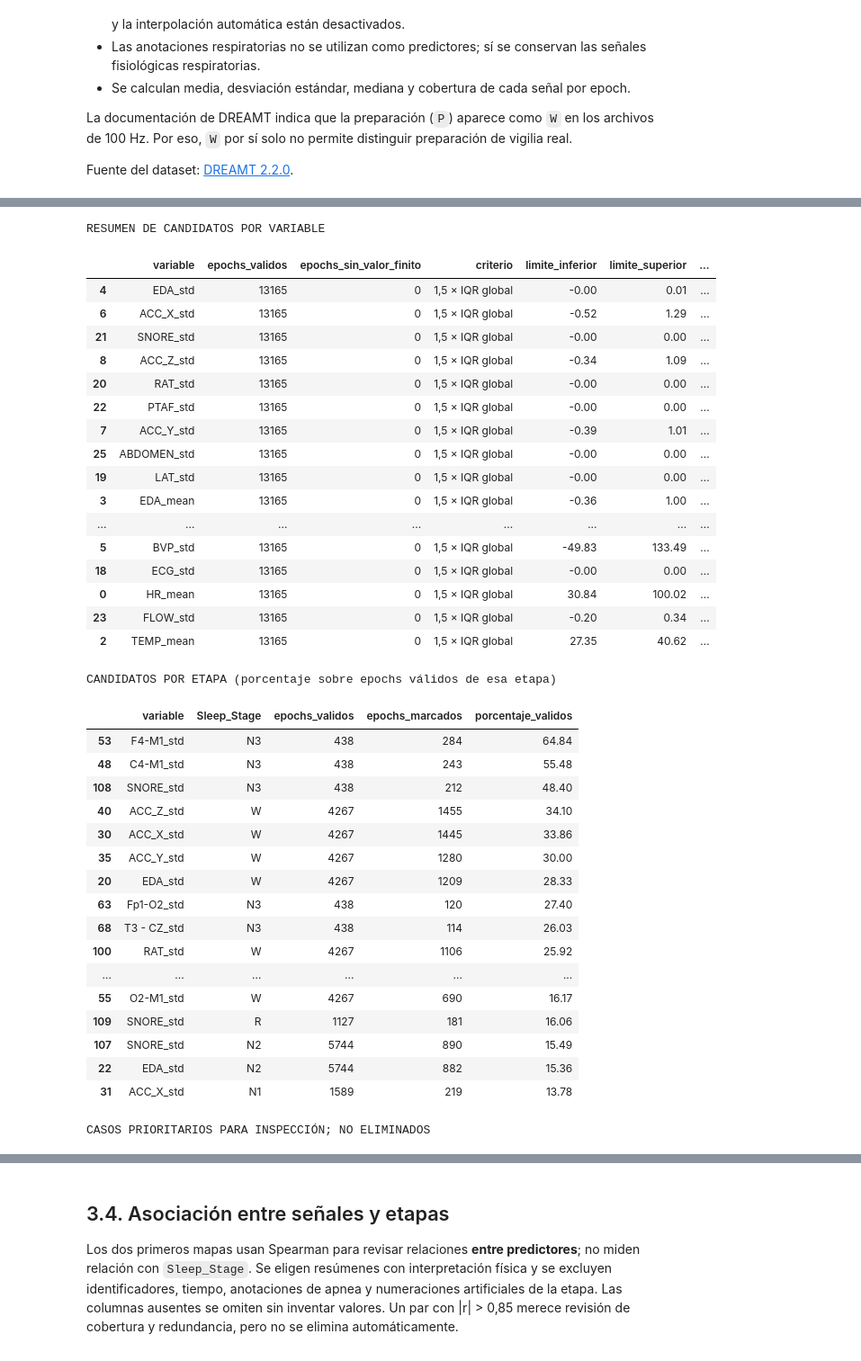
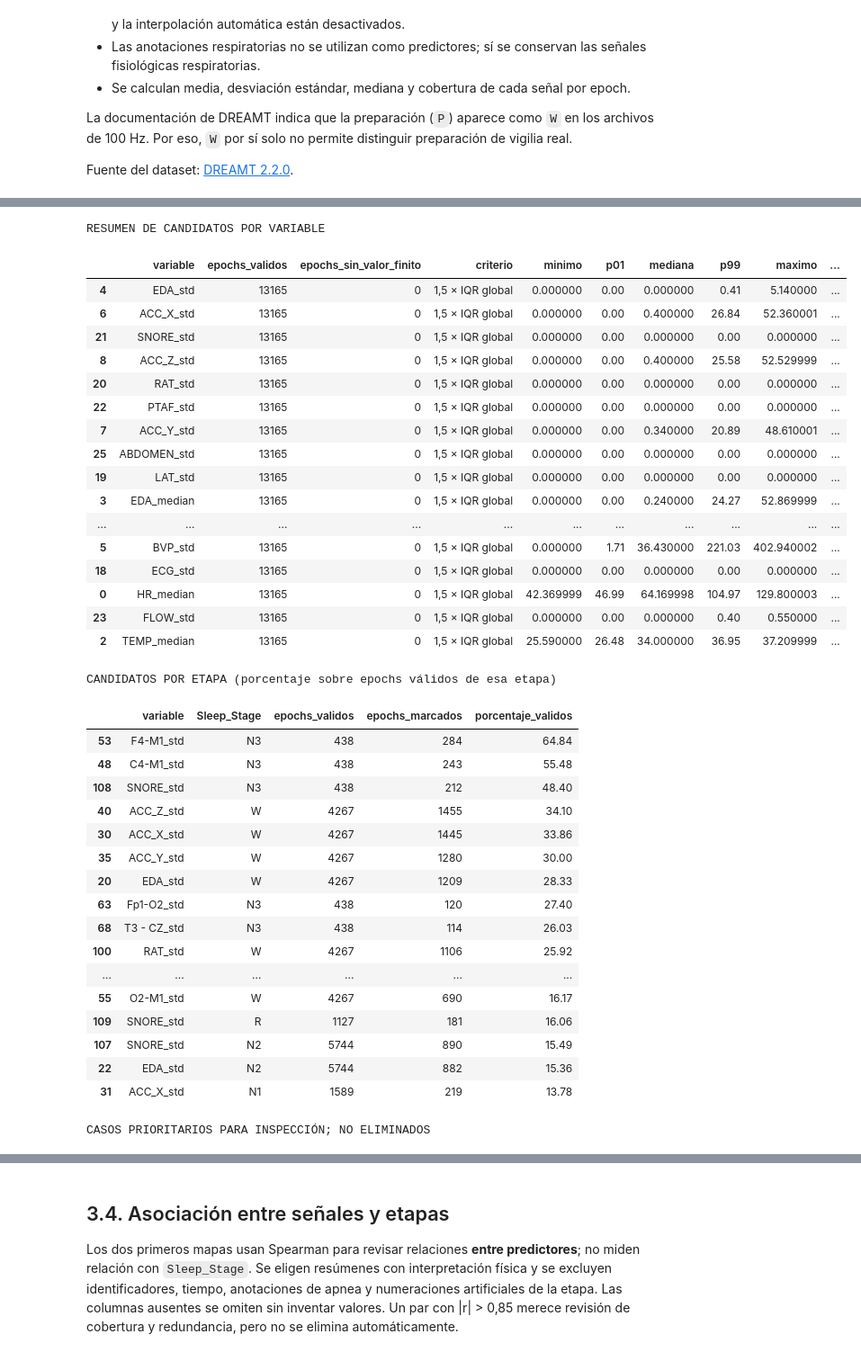
Before and after one commit to Taritto/TPI_CDD_G7, a Jupyter notebook: temporal_version_tp_cdd.ipynb, the cells around one changed output, grey strips where cells are left out. Shown at 90% size. Drawn from its saved outputs; the diff is of its cells as text; code cells hidden in the pictures.

```diff
--- a/temporal_version_tp_cdd.ipynb
+++ b/temporal_version_tp_cdd.ipynb
@@ -2850,7 +3200,7 @@ plt.tight_layout()
 plt.show()
 
 caracteristicas_propuestas = [
-    "HR_mean", "TEMP_mean", "EDA_mean", "BVP_std", "SAO2_mean"
+    "HR_median", "TEMP_median", "EDA_median", "BVP_std"
 ]
 caracteristicas = [
     col for col in caracteristicas_propuestas if col in df_epochs_all.columns
@@ -2902,7 +3252,8 @@ for fila, caracteristica in enumerate(caracteristicas):
         x="Sleep_Stage",
         y=caracteristica,
         order=orden_etapas,
-        showfliers=False,
+        showfliers=True,
+        flierprops={"marker": ".", "markersize": 2, "alpha": 0.35},
         ax=ax,
     )
     ax.set_title(f"{caracteristica} por etapa de sueño")
@@ -2915,8 +3266,8 @@ plt.show()
 print(
     "Cada observación es un epoch. Las cajas resumen datos agrupados "
     "de todos los pacientes; no representan al paciente típico. "
-    "Los valores atípicos no se dibujan como puntos, pero no se "
-    "eliminaron del dataset. Revisar patrones dudosos por paciente."
+    "Los puntos fuera de los bigotes son candidatos estadísticos; "
+    "no se eliminaron del dataset. Revisar patrones dudosos por paciente."
 )
 # %% [output]
 COBERTURA GLOBAL POR ETAPA
@@ -2956,7 +3306,7 @@ Se marcan valores alejados del rango intercuartílico global (1,5 × IQR) en car
 # %%
 # 3.3.1. Candidatos atípicos: marcas descriptivas, sin cambiar el dataset
 variables_revision = [
-    "HR_mean", "HR_std", "TEMP_mean", "EDA_mean", "EDA_std",
+    "HR_median", "HR_std", "TEMP_median", "EDA_median", "EDA_std",
     "BVP_std", "ACC_X_std", "ACC_Y_std", "ACC_Z_std",
 ] + [f"{senal}_std" for senal in psg_cols]
 variables_revision = list(dict.fromkeys(
@@ -2997,6 +3347,11 @@ for variable in variables_revision:
     )
     fila.update({
         "criterio": "1,5 × IQR global",
+        "minimo": valores.loc[validos].min(),
+        "p01": valores.loc[validos].quantile(0.01),
+        "mediana": valores.loc[validos].median(),
+        "p99": valores.loc[validos].quantile(0.99),
+        "maximo": valores.loc[validos].max(),
         "limite_inferior": limite_inferior,
         "limite_superior": limite_superior,
         "epochs_marcados": int(marcados.sum()),
@@ -3039,50 +3394,50 @@ for variable in variables_revision:
     epochs = base_revision["epoch"]
     grupos = base_revision["patient_id"]
     anterior = valores.groupby(grupos).shift(1).where(
         epochs.sub(epochs.groupby(grupos).shift(1)).eq(1)
     )
     siguiente = valores.groupby(grupos).shift(-1).where(
         epochs.groupby(grupos).shift(-1).sub(epochs).eq(1)
     )
     casos["valor_epoch_anterior"] = anterior.loc[marcados]
     casos["valor_epoch_siguiente"] = siguiente.loc[marcados]
     casos_atipicos.append(casos)
 
 resumen_atipicos = pd.DataFrame(resumen_atipicos)
 resumen_atipicos_etapa = pd.DataFrame(resumen_atipicos_etapa)
 candidatos_atipicos = (
     pd.concat(casos_atipicos, ignore_index=True)
     if casos_atipicos else pd.DataFrame()
 )
 print("RESUMEN DE CANDIDATOS POR VARIABLE")
 display(resumen_atipicos.sort_values("epochs_marcados", ascending=False).round(2))
 print("CANDIDATOS POR ETAPA (porcentaje sobre epochs válidos de esa etapa)")
 display(resumen_atipicos_etapa.loc[
     resumen_atipicos_etapa["epochs_marcados"].gt(0)
 ].sort_values("porcentaje_validos", ascending=False).head(30).round(2))
 print("CASOS PRIORITARIOS PARA INSPECCIÓN; NO ELIMINADOS")
 display(candidatos_atipicos.sort_values(
     "distancia_iqr", ascending=False
 ).head(20).round(3) if not candidatos_atipicos.empty else "Sin candidatos")
 # %% [output]
 RESUMEN DE CANDIDATOS POR VARIABLE
-|  | variable | epochs_validos | epochs_sin_valor_finito | criterio | limite_inferior | limite_superior | ... |
-| 4 | EDA_std | 13165 | 0 | 1,5 × IQR global | -0.00 | 0.01 | ... |
-| 6 | ACC_X_std | 13165 | 0 | 1,5 × IQR global | -0.52 | 1.29 | ... |
-| 21 | SNORE_std | 13165 | 0 | 1,5 × IQR global | -0.00 | 0.00 | ... |
-| 8 | ACC_Z_std | 13165 | 0 | 1,5 × IQR global | -0.34 | 1.09 | ... |
-| 20 | RAT_std | 13165 | 0 | 1,5 × IQR global | -0.00 | 0.00 | ... |
-| 22 | PTAF_std | 13165 | 0 | 1,5 × IQR global | -0.00 | 0.00 | ... |
-| 7 | ACC_Y_std | 13165 | 0 | 1,5 × IQR global | -0.39 | 1.01 | ... |
-| 25 | ABDOMEN_std | 13165 | 0 | 1,5 × IQR global | -0.00 | 0.00 | ... |
-| 19 | LAT_std | 13165 | 0 | 1,5 × IQR global | -0.00 | 0.00 | ... |
-| 3 | EDA_mean | 13165 | 0 | 1,5 × IQR global | -0.36 | 1.00 | ... |
-| ... | ... | ... | ... | ... | ... | ... | ... |
-| 5 | BVP_std | 13165 | 0 | 1,5 × IQR global | -49.83 | 133.49 | ... |
-| 18 | ECG_std | 13165 | 0 | 1,5 × IQR global | -0.00 | 0.00 | ... |
-| 0 | HR_mean | 13165 | 0 | 1,5 × IQR global | 30.84 | 100.02 | ... |
-| 23 | FLOW_std | 13165 | 0 | 1,5 × IQR global | -0.20 | 0.34 | ... |
-| 2 | TEMP_mean | 13165 | 0 | 1,5 × IQR global | 27.35 | 40.62 | ... |
+|  | variable | epochs_validos | epochs_sin_valor_finito | criterio | minimo | p01 | mediana | p99 | maximo | ... |
+| 4 | EDA_std | 13165 | 0 | 1,5 × IQR global | 0.000000 | 0.00 | 0.000000 | 0.41 | 5.140000 | ... |
+| 6 | ACC_X_std | 13165 | 0 | 1,5 × IQR global | 0.000000 | 0.00 | 0.400000 | 26.84 | 52.360001 | ... |
+| 21 | SNORE_std | 13165 | 0 | 1,5 × IQR global | 0.000000 | 0.00 | 0.000000 | 0.00 | 0.000000 | ... |
+| 8 | ACC_Z_std | 13165 | 0 | 1,5 × IQR global | 0.000000 | 0.00 | 0.400000 | 25.58 | 52.529999 | ... |
+| 20 | RAT_std | 13165 | 0 | 1,5 × IQR global | 0.000000 | 0.00 | 0.000000 | 0.00 | 0.000000 | ... |
+| 22 | PTAF_std | 13165 | 0 | 1,5 × IQR global | 0.000000 | 0.00 | 0.000000 | 0.00 | 0.000000 | ... |
+| 7 | ACC_Y_std | 13165 | 0 | 1,5 × IQR global | 0.000000 | 0.00 | 0.340000 | 20.89 | 48.610001 | ... |
+| 25 | ABDOMEN_std | 13165 | 0 | 1,5 × IQR global | 0.000000 | 0.00 | 0.000000 | 0.00 | 0.000000 | ... |
+| 19 | LAT_std | 13165 | 0 | 1,5 × IQR global | 0.000000 | 0.00 | 0.000000 | 0.00 | 0.000000 | ... |
+| 3 | EDA_median | 13165 | 0 | 1,5 × IQR global | 0.000000 | 0.00 | 0.240000 | 24.27 | 52.869999 | ... |
+| ... | ... | ... | ... | ... | ... | ... | ... | ... | ... | ... |
+| 5 | BVP_std | 13165 | 0 | 1,5 × IQR global | 0.000000 | 1.71 | 36.430000 | 221.03 | 402.940002 | ... |
+| 18 | ECG_std | 13165 | 0 | 1,5 × IQR global | 0.000000 | 0.00 | 0.000000 | 0.00 | 0.000000 | ... |
+| 0 | HR_median | 13165 | 0 | 1,5 × IQR global | 42.369999 | 46.99 | 64.169998 | 104.97 | 129.800003 | ... |
+| 23 | FLOW_std | 13165 | 0 | 1,5 × IQR global | 0.000000 | 0.00 | 0.000000 | 0.40 | 0.550000 | ... |
+| 2 | TEMP_median | 13165 | 0 | 1,5 × IQR global | 25.590000 | 26.48 | 34.000000 | 36.95 | 37.209999 | ... |
 CANDIDATOS POR ETAPA (porcentaje sobre epochs válidos de esa etapa)
 |  | variable | Sleep_Stage | epochs_validos | epochs_marcados | porcentaje_validos |
 | 53 | F4-M1_std | N3 | 438 | 284 | 64.84 |
```
Also changed, not shown: parts of 25 cells of this notebook, 5 other files.
